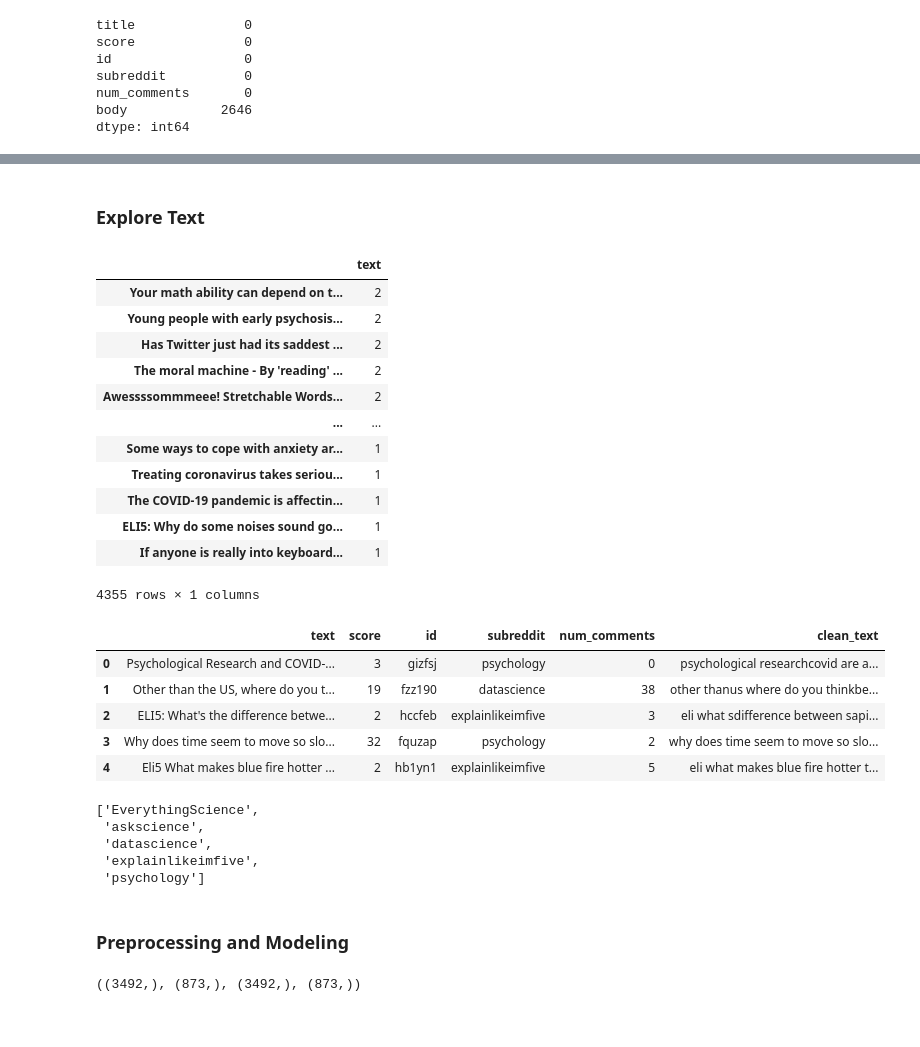
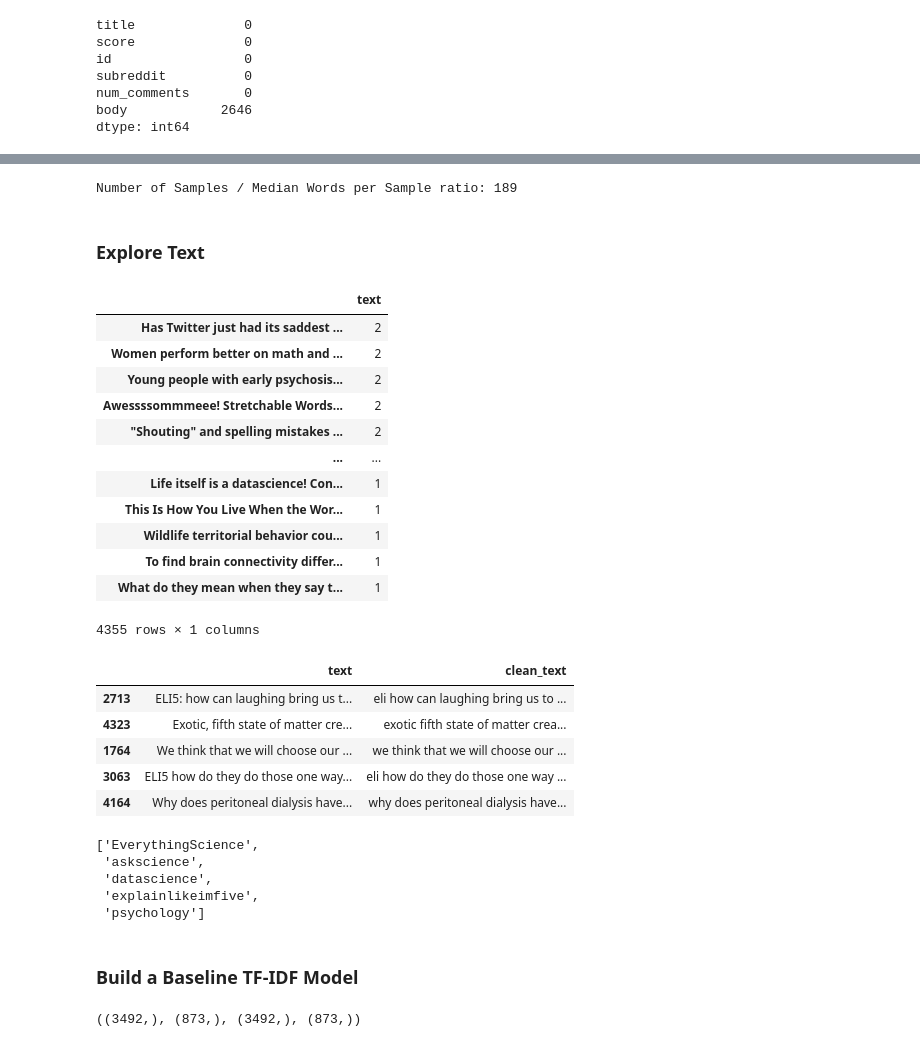
Before and after one commit to BW-Subreddit-Predictor-1/data-science, a Jupyter notebook: NLP/model.ipynb, the cells around one changed output, grey strips where cells are left out. Drawn from its saved outputs; the diff is of its cells as text; code cells hidden in the pictures.

```diff
--- a/NLP/model.ipynb
+++ b/NLP/model.ipynb
@@ -28,5 +33,5 @@ nlp = spacy.load("en_core_web_lg")
 # %%
-df= pd.read_csv('api_data.csv',index_col=0)
+df= pd.read_csv('final_data/api_data.csv',index_col=0)
 print(df.shape)
 df.head()
 # %% [output]
@@ -124,0 +134,4 @@ df.head()
+# %%
+#read few samples from data science subreddit
+pd.set_option('display.max_colwidth', 0)
+df[df['subreddit']=='datascience']['text'].sample(3)
@@ -124,0 +143,4 @@ df.head()
+# %%
+#read few samples from data science subreddit
+pd.set_option('display.max_colwidth', 0)
+df[df['subreddit']=='psychology']['text'].sample(3)
@@ -125,20 +174,25 @@ df.head()
+# %%
+sw_ratio = df.shape[0] / median_words_per_sample
+print(f'Number of Samples / Median Words per Sample ratio: {int(sw_ratio)}')
+# %% [output]
+Number of Samples / Median Words per Sample ratio: 189
 # %% [markdown]
 ### Explore Text
 # %%
 df['text'].value_counts().to_frame()
 # %% [output]
 |  | text |
-| Your math ability can depend on t... | 2 |
+| Has Twitter just had its saddest ... | 2 |
+| Women perform better on math and ... | 2 |
 | Young people with early psychosis... | 2 |
-| Has Twitter just had its saddest ... | 2 |
-| The moral machine - By 'reading' ... | 2 |
 | Awessssommmeee! Stretchable Words... | 2 |
+| "Shouting" and spelling mistakes ... | 2 |
 | ... | ... |
-| Some ways to cope with anxiety ar... | 1 |
-| Treating coronavirus takes seriou... | 1 |
-| The COVID-19 pandemic is affectin... | 1 |
-| ELI5: Why do some noises sound go... | 1 |
-| If anyone is really into keyboard... | 1 |
+| Life itself is a datascience! Con... | 1 |
+| This Is How You Live When the Wor... | 1 |
+| Wildlife territorial behavior cou... | 1 |
+| To find brain connectivity differ... | 1 |
+| What do they mean when they say t... | 1 |
 4355 rows × 1 columns
 # %%
 import re
@@ -168,13 +215,13 @@ def my_preprocessor(text):
 # %%
 df['clean_text'] = df['text'].apply(my_preprocessor)
-df.head()
+df[['text', 'clean_text']].sample(5)
 # %% [output]
-|  | text | score | id | subreddit | num_comments | clean_text |
-| 0 | Psychological Research and COVID-... | 3 | gizfsj | psychology | 0 | psychological researchcovid are a... |
-| 1 | Other than the US, where do you t... | 19 | fzz190 | datascience | 38 | other thanus where do you thinkbe... |
-| 2 | ELI5: What's the difference betwe... | 2 | hccfeb | explainlikeimfive | 3 | eli what sdifference between sapi... |
-| 3 | Why does time seem to move so slo... | 32 | fquzap | psychology | 2 | why does time seem to move so slo... |
-| 4 | Eli5 What makes blue fire hotter ... | 2 | hb1yn1 | explainlikeimfive | 5 | eli what makes blue fire hotter t... |
+|  | text | clean_text |
+| 2713 | ELI5: how can laughing bring us t... | eli how can laughing bring us to ... |
+| 4323 | Exotic, fifth state of matter cre... | exotic fifth state of matter crea... |
+| 1764 | We think that we will choose our ... | we think that we will choose our ... |
+| 3063 | ELI5 how do they do those one way... | eli how do they do those one way ... |
+| 4164 | Why does peritoneal dialysis have... | why does peritoneal dialysis have... |
 # %%
 # transform target variable
 encoder = LabelEncoder()
@@ -187,8 +234,8 @@ list(encoder.classes_)
  'datascience',
  'explainlikeimfive',
  'psychology']
-# %% [markdown]
-### Preprocessing and Modeling
+# %% [markdown]
+### Build a Baseline TF-IDF Model
 # %%
 # Train/Test split before creating features
 X_train, X_test, y_train, y_test= train_test_split(df['clean_text'], y,test_size = 0.2, random_state= 42, stratify= df['subreddit'])
```
Also changed, not shown: parts of 45 cells of this notebook, 3 other files.
